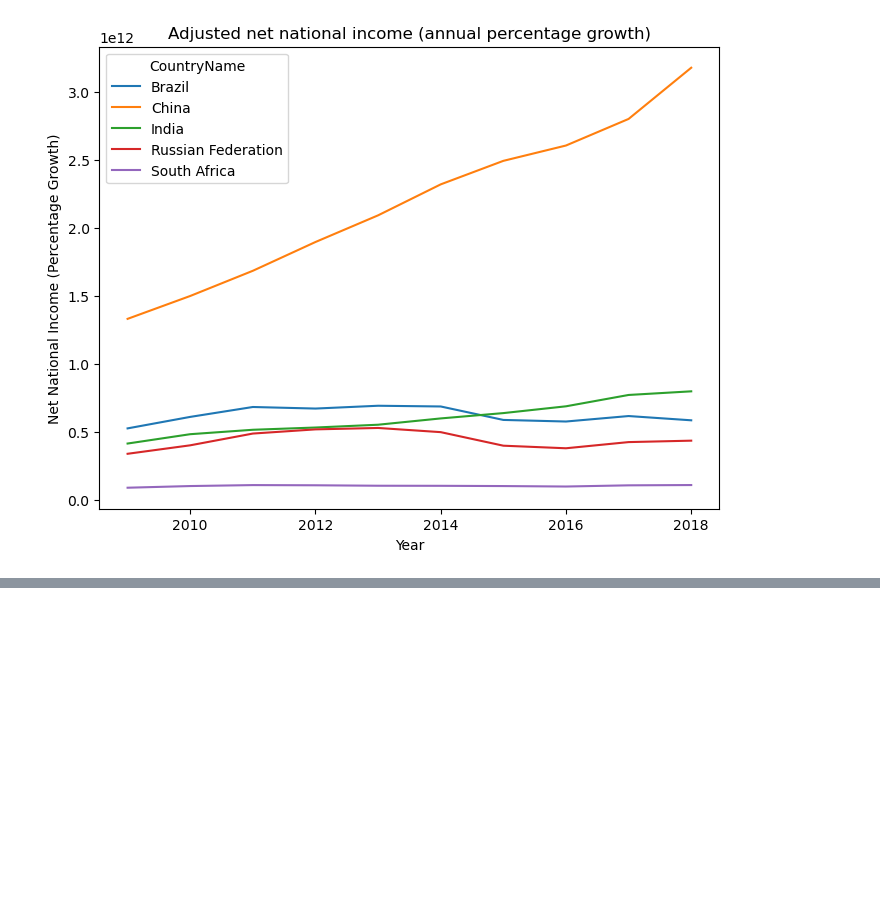
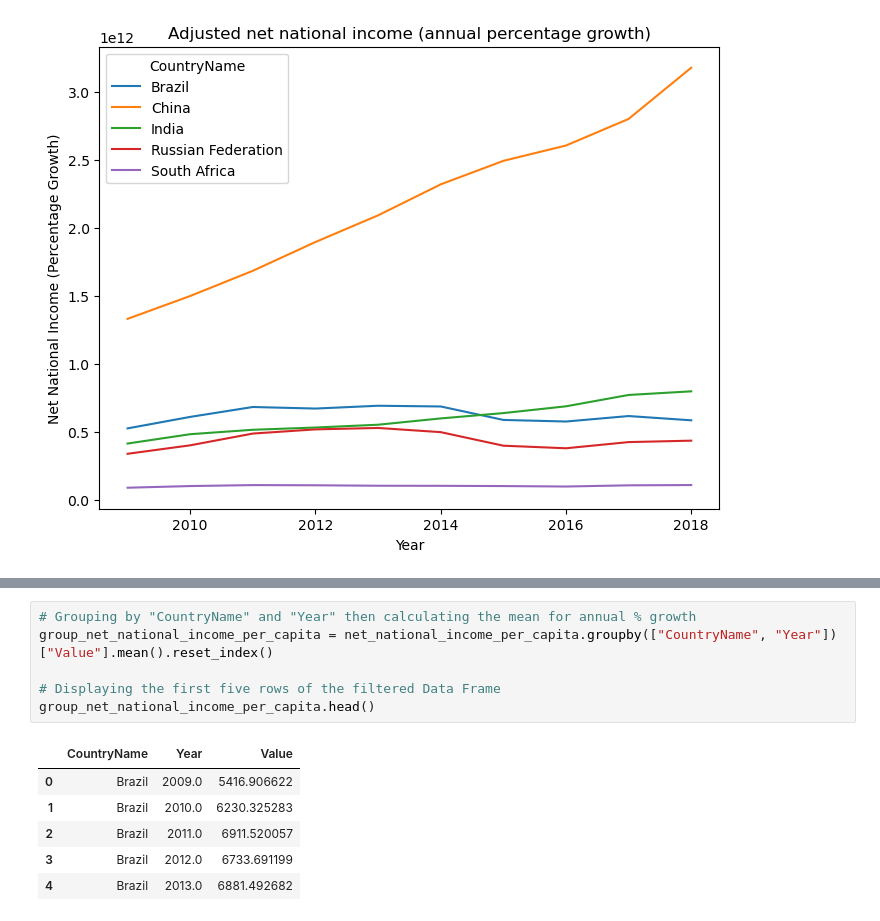
Before and after one commit to SArjaGit/BRICS_Project, a Jupyter notebook: Justin/Economic.ipynb, the cells around one changed output, grey strips where cells are left out. Drawn from its saved outputs; the diff is of its cells as text; blank space fills up the shorter version.

```diff
--- a/Justin/Economic.ipynb
+++ b/Justin/Economic.ipynb
@@ -111,0 +125,13 @@ plt.show()
+# %%
+# Grouping by "CountryName" and "Year" then calculating the mean for annual % growth
+group_net_national_income_per_capita = net_national_income_per_capita.groupby(["CountryName", "Year"])["Value"].mean().reset_index()
+
+# Displaying the first five rows of the filtered Data Frame
+group_net_national_income_per_capita.head()
+# %% [output]
+|  | CountryName | Year | Value |
+| 0 | Brazil | 2009.0 | 5416.906622 |
+| 1 | Brazil | 2010.0 | 6230.325283 |
+| 2 | Brazil | 2011.0 | 6911.520057 |
+| 3 | Brazil | 2012.0 | 6733.691199 |
+| 4 | Brazil | 2013.0 | 6881.492682 |
```
Also changed, not shown: parts of 4 cells of this notebook.
